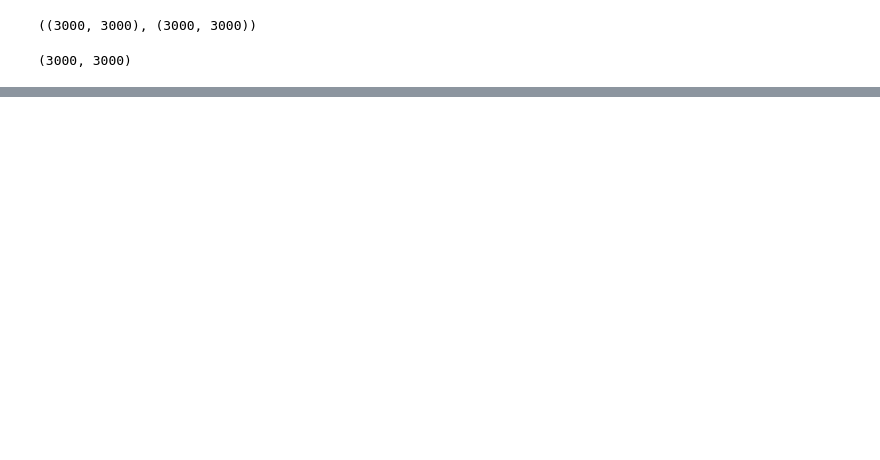
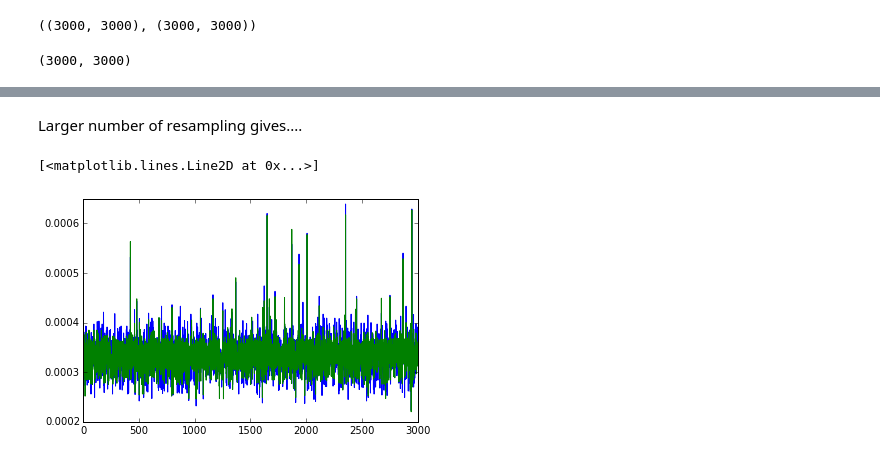
Before and after one commit to masomatics/snapshot2015, a Jupyter notebook: notes/Untitled.ipynb, the cells around one changed output, grey strips where cells are left out. Saved outputs shown, nothing was run; the diff lists cells and outputs as text; code cells hidden in the pictures; blank space fills up the shorter version.

```diff
--- a/notes/Untitled.ipynb
+++ b/notes/Untitled.ipynb
@@ -139,0 +129,10 @@ plt.plot(range(0, Nx_dat,1),px_new)
+# %% [markdown]
+Larger number of resampling gives....
+# %%
+Nx_resample2 = 1000000
+sample = np.random.multinomial(Nx_resample2, px_new)
+plt.plot(range(0, Nx_dat,1),np.double(sample)/Nx_resample2)
+plt.plot(range(0, Nx_dat,1),px_new)
+# %% [output]
+[<matplotlib.lines.Line2D at 0x...>]
+[figure, added]
```
Also changed, not shown: parts of 40 cells of this notebook, 2 other files.
